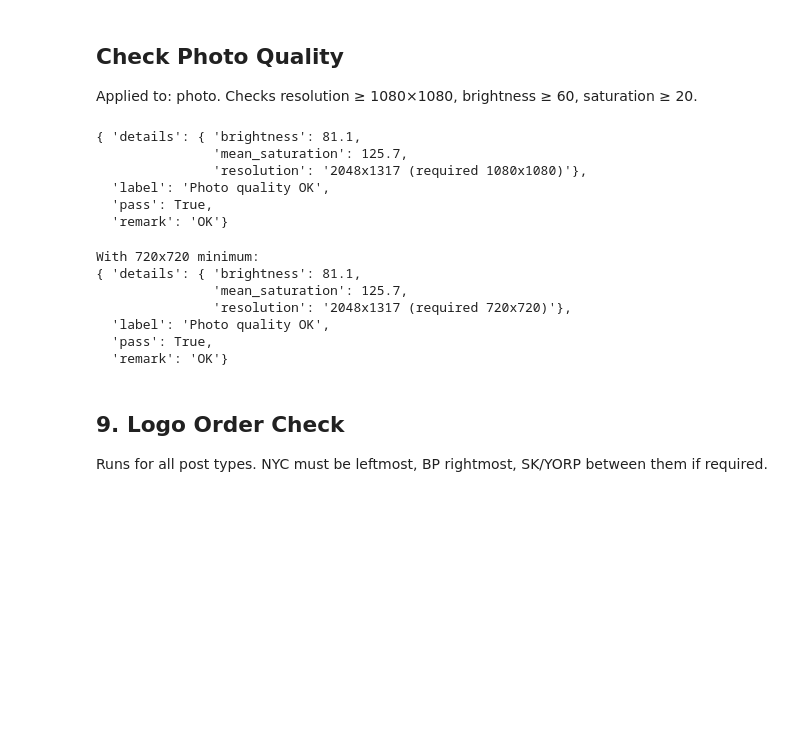
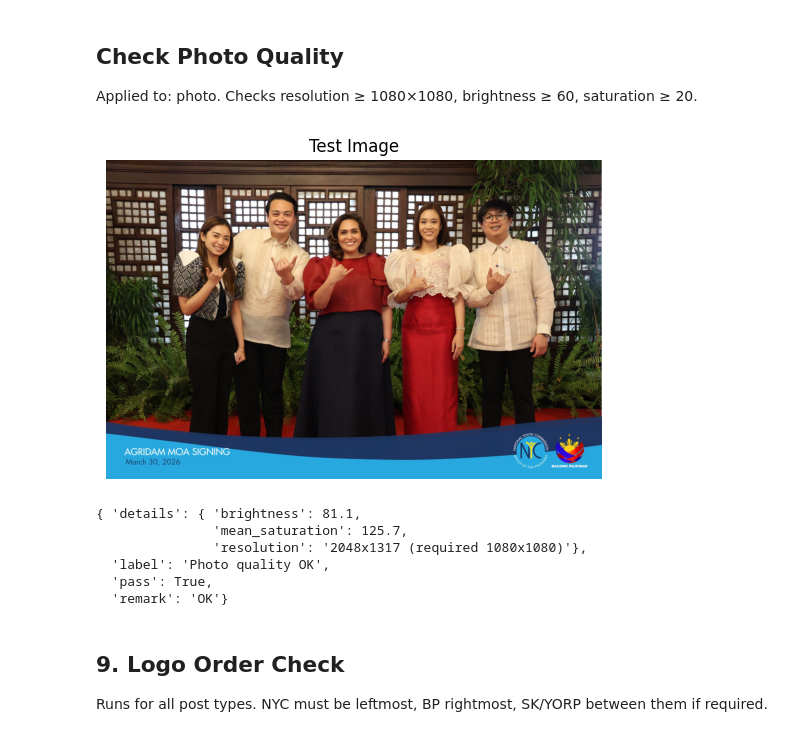
Before and after one commit to zkdlyn/pubmat-checker-nyc, a Jupyter notebook: pub_checker_test.ipynb, the cells around one changed output. Drawn from its saved outputs; the diff is of its cells as text; code cells hidden in the pictures; blank space fills up the shorter version.

```diff
--- a/pub_checker_test.ipynb
+++ b/pub_checker_test.ipynb
@@ -166,28 +245,20 @@ pp.pprint(sgd_result)
 Applied to: photo. Checks resolution ≥ 1080×1080, brightness ≥ 60, saturation ≥ 20.
 # %%
 image = cv2.imread("test_set\\img\\test_2.jpg")
-photo_result = check_photo_quality(image, min_resolution=(1080, 1080))
+photo_result = check_photo_quality(image)
+plt.imshow(cv2.cvtColor(image, cv2.COLOR_BGR2RGB))
+plt.title("Test Image")
+plt.axis("off")
+plt.show()
 pp.pprint(photo_result)
 # %% [output]
+[figure, added]
 { 'details': { 'brightness': 81.1,
                'mean_saturation': 125.7,
                'resolution': '2048x1317 (required 1080x1080)'},
   'label': 'Photo quality OK',
   'pass': True,
   'remark': 'OK'}
-# %%
-# Test with a relaxed resolution requirement
-photo_result_720 = check_photo_quality(image, min_resolution=(720, 720))
-print('With 720x720 minimum:')
-pp.pprint(photo_result_720)
-# %% [output]
-With 720x720 minimum:
-{ 'details': { 'brightness': 81.1,
-               'mean_saturation': 125.7,
-               'resolution': '2048x1317 (required 720x720)'},
-  'label': 'Photo quality OK',
-  'pass': True,
-  'remark': 'OK'}
 # %% [markdown]
 ## 9. Logo Order Check
 Runs for all post types. NYC must be leftmost, BP rightmost, SK/YORP between them if required.
```
Also changed, not shown: parts of 16 cells of this notebook, 1 other file.
